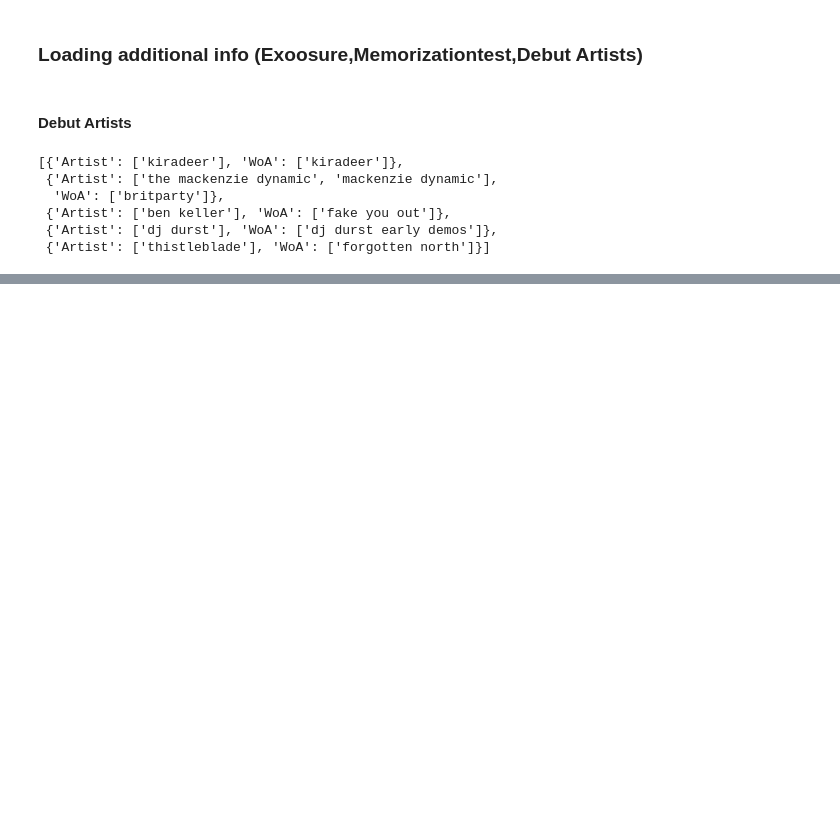
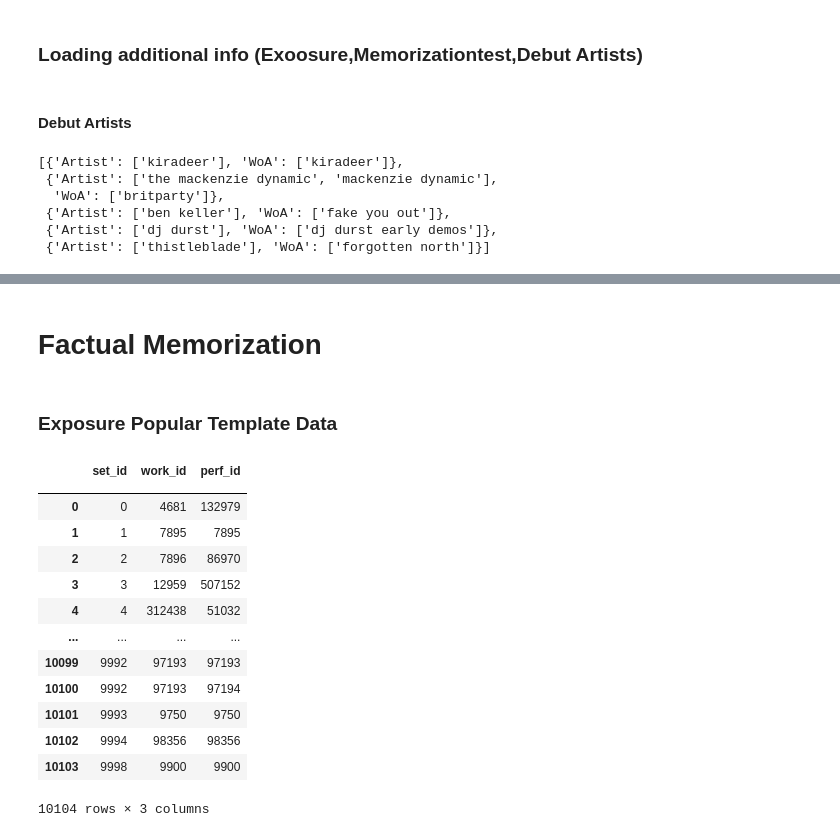
Before and after one commit to progsi/YTUnCoverLLM, a Jupyter notebook: notebooks/data_synthesis.ipynb, the cells around one changed output, grey strips where cells are left out. Cells and saved outputs as stored; diff of their text form; code cells hidden in the pictures; blank space fills up the shorter version.

```diff
--- a/notebooks/data_synthesis.ipynb
+++ b/notebooks/data_synthesis.ipynb
@@ -133,0 +282,43 @@ list_postcutoff[:5]
+# %% [markdown]
+# Factual Memorization
+# %%
+data_memorization = pd.read_json("../data/intermediate/shs100k2_memorization.jsonl",
+                                 lines=True, orient="records")
+
+def string_to_tuple(s):
+    return eval(s)
+
+tuple_columns = [string_to_tuple(col) for col in data_memorization.columns]
+data_memorization.columns = pd.MultiIndex.from_tuples(tuple_columns)
+
+data_shs = pd.read_json("../data/raw/shs100k_metadata.jsonl", lines=True, orient="records")
+data_shs = data_shs[["set_id", "work_id", "perf_id", "perf_artist", "perf_title"]].rename(
+    columns={"perf_artist": "Artist", "perf_title": "WoA"}
+)
+
+current_columns = data_shs.columns
+new_columns = pd.MultiIndex.from_product([current_columns, ['']])
+data_shs.columns = new_columns
+data_shs = data_shs.dropna(subset=[('Artist', ''), ( 'WoA', '')])
+data_shs.WoA = data_shs.WoA.apply(lambda x: [random.sample(get_title_variations(x), 1)[0].lower()])
+data_shs.Artist = data_shs.Artist.apply(lambda x: get_performer_variations(x))
+
+data_memorization = pd.merge(data_memorization, data_shs, on=["set_id", "work_id", "perf_id"], how="left")
+
+
+for model in data_memorization.columns.get_level_values(level=0).unique():
+    try:
+        mask_unseen = data_memorization.loc[:,[model]].T.sum() == 0
+        mask_seen = data_memorization.loc[:,[(model, "AW1: Correct"),(model, "AW1: Correct")]].T.sum() == 2
+
+        __data_seen = data_memorization.loc[mask_seen, ["Artist", "WoA"]]
+        __data_seen.columns = ["Artist", "WoA"]
+        entity_dict[f"fmt_{model}_seen"] = __data_seen.to_dict(orient="records")
+
+        __data_unseen = data_memorization.loc[mask_unseen, ["Artist", "WoA"]]
+        __data_unseen.columns = ["Artist", "WoA"]
+        entity_dict[f"fmt_{model}_unseen"] = __data_unseen.to_dict(orient="records")
+
+    except:
+        # This is when multiindex does not refer to a model
+        pass
@@ -133,0 +331,2 @@ list_postcutoff[:5]
+# %% [markdown]
+### Exposure Popular Template Data
@@ -133,0 +335,17 @@ list_postcutoff[:5]
+# %%
+data_memorization[["set_id", "work_id", "perf_id"]]
+# %% [output]
+|  | set_id | work_id | perf_id |
+|  |  |  |  |
+| 0 | 0 | 4681 | 132979 |
+| 1 | 1 | 7895 | 7895 |
+| 2 | 2 | 7896 | 86970 |
+| 3 | 3 | 12959 | 507152 |
+| 4 | 4 | 312438 | 51032 |
+| ... | ... | ... | ... |
+| 10099 | 9992 | 97193 | 97193 |
+| 10100 | 9992 | 97193 | 97194 |
+| 10101 | 9993 | 9750 | 9750 |
+| 10102 | 9994 | 98356 | 98356 |
+| 10103 | 9998 | 9900 | 9900 |
+10104 rows × 3 columns
```
Also changed, not shown: parts of 17 cells of this notebook, 6 other files.
